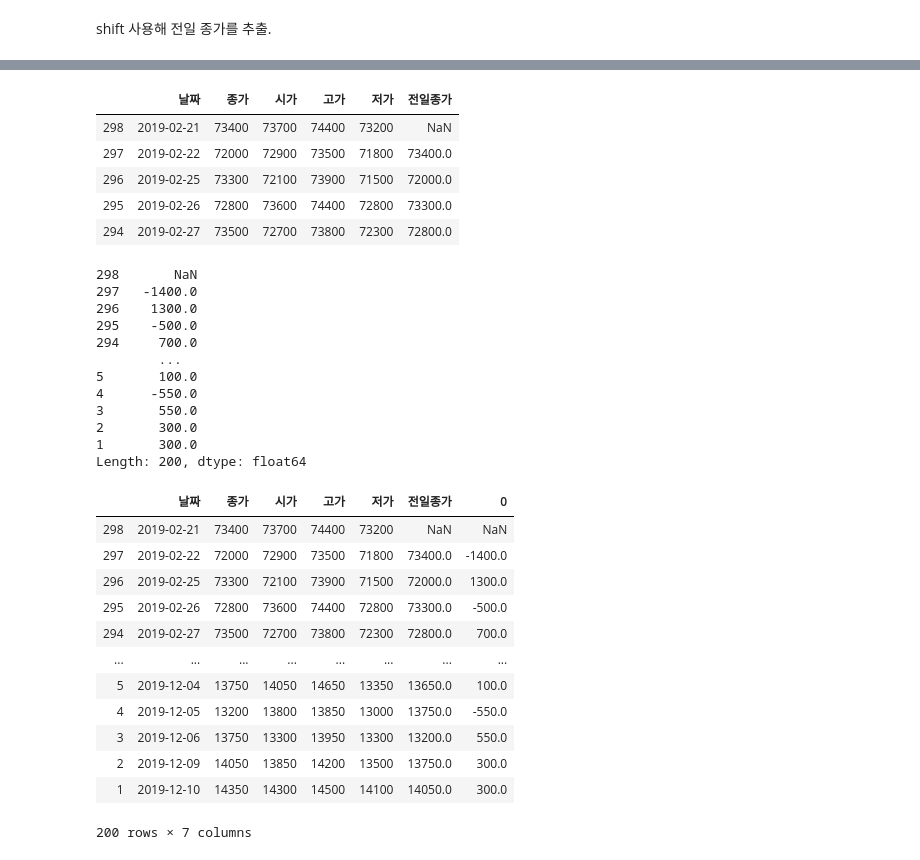
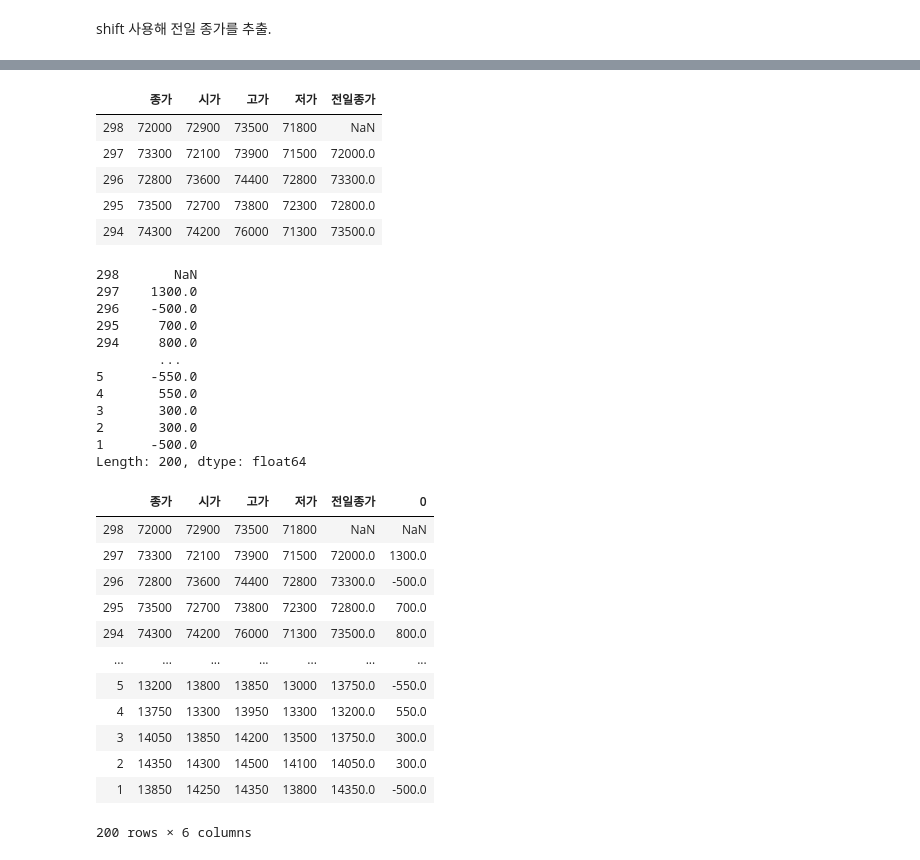
Before and after one commit to Jayden-Cho/Study-note, a Jupyter notebook: Finance Analysis/Pandas를 이용한 Naver금융에서 주식데이터 가져오기.ipynb, the cells around one changed output, grey strips where cells are left out. Cells and saved outputs as stored; diff of their text form; code cells hidden in the pictures.

```diff
--- a/Finance Analysis/Pandas를 이용한 Naver금융에서 주식데이터 가져오기.ipynb
+++ b/Finance Analysis/Pandas를 이용한 Naver금융에서 주식데이터 가져오기.ipynb
@@ -357,48 +353,48 @@ jongga_zonnal
 Name: 종가, Length: 200, dtype: float64
 # %%
 df = pd.concat([df, jongga_zonnal], axis=1)
-df.columns = ['날짜', '종가', '시가', '고가', '저가', '전일종가']
+df.columns = ['종가', '시가', '고가', '저가', '전일종가']
 df.head()
 # %% [output]
-|  | 날짜 | 종가 | 시가 | 고가 | 저가 | 전일종가 |
-| 298 | 2019-02-21 | 73400 | 73700 | 74400 | 73200 | NaN |
-| 297 | 2019-02-22 | 72000 | 72900 | 73500 | 71800 | 73400.0 |
-| 296 | 2019-02-25 | 73300 | 72100 | 73900 | 71500 | 72000.0 |
-| 295 | 2019-02-26 | 72800 | 73600 | 74400 | 72800 | 73300.0 |
-| 294 | 2019-02-27 | 73500 | 72700 | 73800 | 72300 | 72800.0 |
+|  | 종가 | 시가 | 고가 | 저가 | 전일종가 |
+| 298 | 72000 | 72900 | 73500 | 71800 | NaN |
+| 297 | 73300 | 72100 | 73900 | 71500 | 72000.0 |
+| 296 | 72800 | 73600 | 74400 | 72800 | 73300.0 |
+| 295 | 73500 | 72700 | 73800 | 72300 | 72800.0 |
+| 294 | 74300 | 74200 | 76000 | 71300 | 73500.0 |
 # %%
 df_sub = df['종가'] - df['전일종가']
 df_sub
 # %% [output]
 298       NaN
-297   -1400.0
-296    1300.0
-295    -500.0
-294     700.0
+297    1300.0
+296    -500.0
+295     700.0
+294     800.0
         ...
-5       100.0
-4      -550.0
-3       550.0
+5      -550.0
+4       550.0
+3       300.0
 2       300.0
-1       300.0
+1      -500.0
 Length: 200, dtype: float64
 # %%
 df = pd.concat([df, df_sub], axis=1)
 df
 # %% [output]
-|  | 날짜 | 종가 | 시가 | 고가 | 저가 | 전일종가 | 0 |
-| 298 | 2019-02-21 | 73400 | 73700 | 74400 | 73200 | NaN | NaN |
-| 297 | 2019-02-22 | 72000 | 72900 | 73500 | 71800 | 73400.0 | -1400.0 |
-| 296 | 2019-02-25 | 73300 | 72100 | 73900 | 71500 | 72000.0 | 1300.0 |
-| 295 | 2019-02-26 | 72800 | 73600 | 74400 | 72800 | 73300.0 | -500.0 |
-| 294 | 2019-02-27 | 73500 | 72700 | 73800 | 72300 | 72800.0 | 700.0 |
-| ... | ... | ... | ... | ... | ... | ... | ... |
-| 5 | 2019-12-04 | 13750 | 14050 | 14650 | 13350 | 13650.0 | 100.0 |
-| 4 | 2019-12-05 | 13200 | 13800 | 13850 | 13000 | 13750.0 | -550.0 |
-| 3 | 2019-12-06 | 13750 | 13300 | 13950 | 13300 | 13200.0 | 550.0 |
-| 2 | 2019-12-09 | 14050 | 13850 | 14200 | 13500 | 13750.0 | 300.0 |
-| 1 | 2019-12-10 | 14350 | 14300 | 14500 | 14100 | 14050.0 | 300.0 |
+|  | 종가 | 시가 | 고가 | 저가 | 전일종가 | 0 |
+| 298 | 72000 | 72900 | 73500 | 71800 | NaN | NaN |
+| 297 | 73300 | 72100 | 73900 | 71500 | 72000.0 | 1300.0 |
+| 296 | 72800 | 73600 | 74400 | 72800 | 73300.0 | -500.0 |
+| 295 | 73500 | 72700 | 73800 | 72300 | 72800.0 | 700.0 |
+| 294 | 74300 | 74200 | 76000 | 71300 | 73500.0 | 800.0 |
+| ... | ... | ... | ... | ... | ... | ... |
+| 5 | 13200 | 13800 | 13850 | 13000 | 13750.0 | -550.0 |
+| 4 | 13750 | 13300 | 13950 | 13300 | 13200.0 | 550.0 |
+| 3 | 14050 | 13850 | 14200 | 13500 | 13750.0 | 300.0 |
+| 2 | 14350 | 14300 | 14500 | 14100 | 14050.0 | 300.0 |
+| 1 | 13850 | 14250 | 14350 | 13800 | 14350.0 | -500.0 |
-200 rows × 7 columns
+200 rows × 6 columns
 # %%
 df.rename(columns={0:"당일-전일"}, inplace = True)
 df
```
Also changed, not shown: parts of 22 cells of this notebook, 10 other files.
